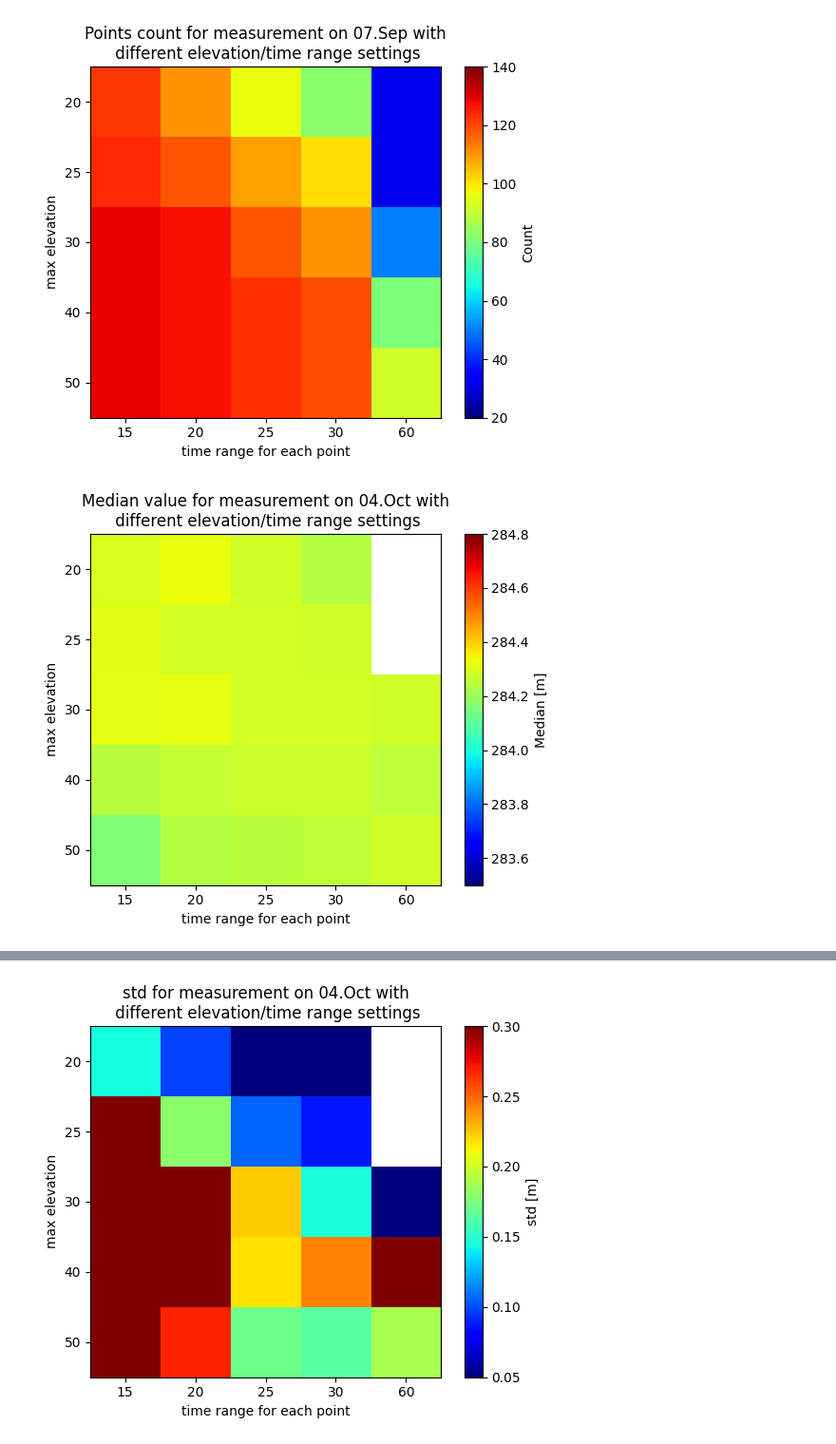
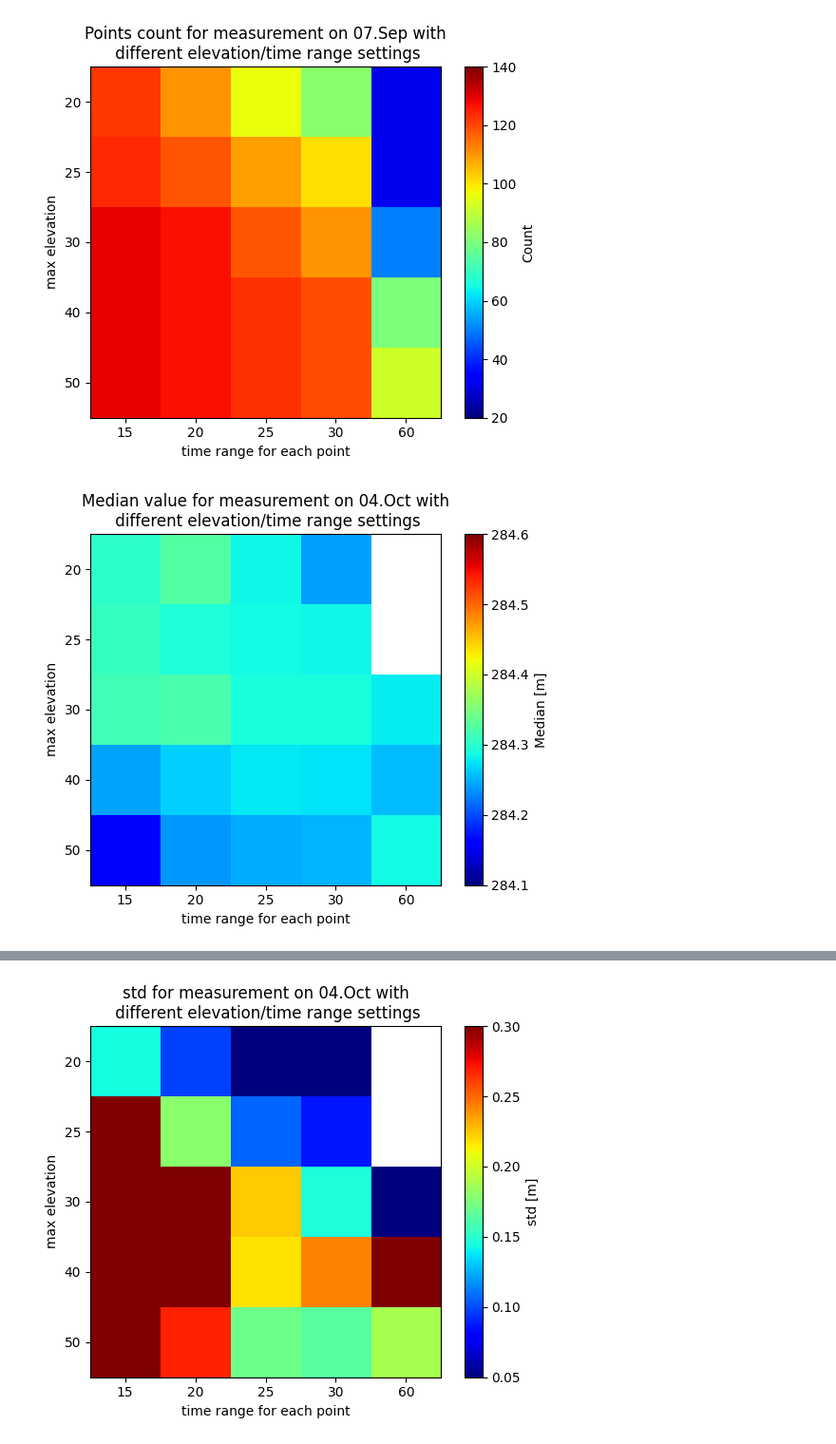
Before and after one commit to ziqing97/gnss_ir_analyze, a Jupyter notebook: src/analyze_accuracy.ipynb, the cells around one changed output, grey strips where cells are left out. Shown at 95% size. Saved outputs shown, nothing was run; the diff lists cells and outputs as text; code cells hidden in the pictures.

```diff
--- a/src/analyze_accuracy.ipynb
+++ b/src/analyze_accuracy.ipynb
@@ -170,17 +170,17 @@ with open('../data/generated_data/20221004.pkl', 'rb') as f:
 (median_1004, std_1004,count_1004) = analyze_accuracy(ts_dict)
 # %%
 fig,ax = plt.subplots()
-im = ax.imshow(ante_h_1004['2']-median_1004['data'][0],cmap='jet',vmax=median_max,vmin=median_min)
+im = ax.imshow(ante_h_1004['2']-median_1004['data'][0],cmap='jet',vmax=284.6,vmin=284.1)
 ax.set_xticklabels(median_1004['x_tick'])
 ax.set_yticklabels(median_1004['y_tick'])
 ax.set_ylabel('max elevation')
 ax.set_xlabel('time range for each point')
 ax.set_title('Median value for measurement on 04.Oct with\n different elevation/time range settings')
 
 cbar =fig.colorbar(im)
 cbar.set_label('Median [m]')
 fig.savefig('picture/median10042.png')
 # %% [output]
-[figure, old version]
+[figure, new version]
 # %%
 fig,ax = plt.subplots()
```
Also changed, not shown: parts of 11 cells of this notebook, 1 other file.
